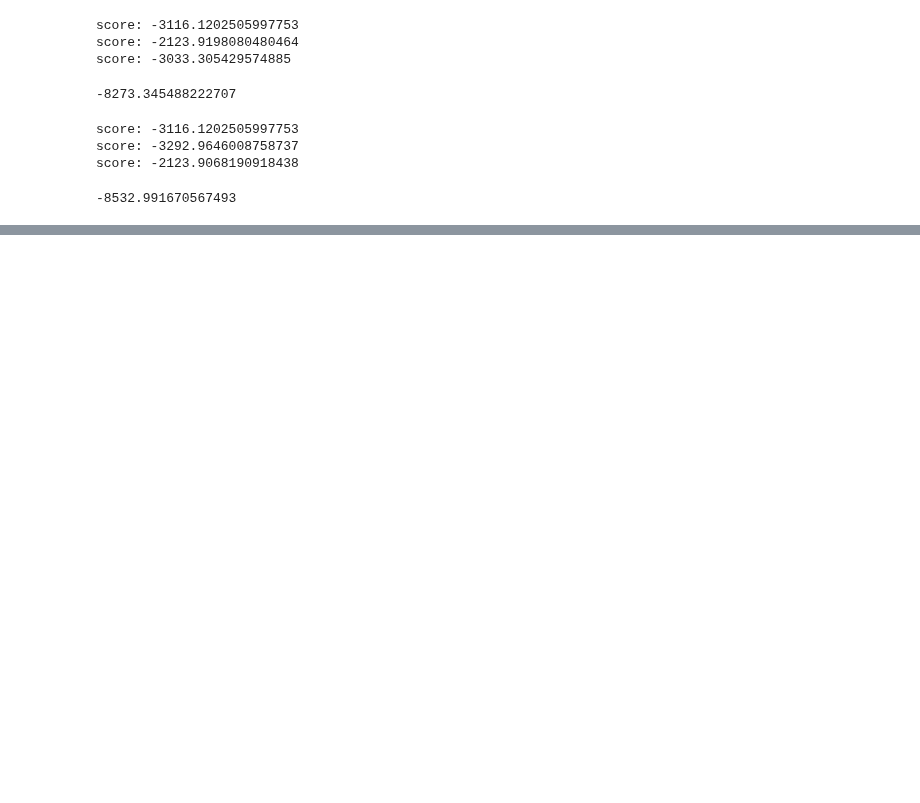
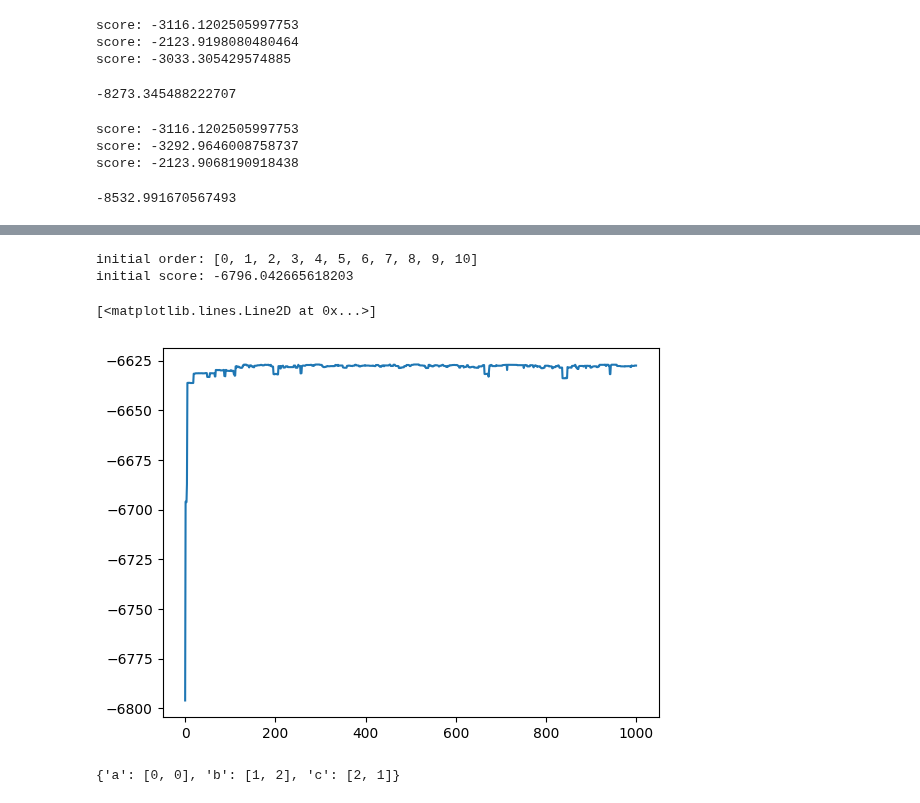
Before and after one commit to felixleopoldo/cstrees, a Jupyter notebook: src/learn_sandbox.ipynb, the cells around one changed output, grey strips where cells are left out. Drawn from its saved outputs; the diff is of its cells as text; code cells hidden in the pictures; blank space fills up the shorter version.

Commit message:
Gibbs sampler seems to work.

```diff
--- a/src/learn_sandbox.ipynb
+++ b/src/learn_sandbox.ipynb
@@ -256,9 +240,9 @@ score: -3292.9646008758737
 score: -2123.9068190918438
 -8532.991670567493
 # %%
-p = 10
+p = 4
 cards = [2] * p
 
 t = ct.sample_cstree(cards, 2, 0.5, 1)
 #t.plot()
-t.sample_stage_parameters()
+t.sample_stage_parameters(alpha=2)
@@ -265,2 +273,2 @@ t.sample_stage_parameters()
 # %%
-x2 = t.sample(5000)
+x2 = t.sample(1000)
@@ -268,0 +313,2 @@ scores2 = sc.score_tables(x2)
+# %%
+score_table = sc.order_score_tables(x2, max_cvars=2, alpha_tot=1.0, method="BDeu")
@@ -268,0 +335,5 @@ scores2 = sc.score_tables(x2)
+# %%
+orders2, scores2 = ctl.gibbs_order_sampler(1000, score_table)
+# %% [output]
+initial order: [0, 1, 2, 3, 4, 5, 6, 7, 8, 9, 10]
+initial score: -6796.042665618203
@@ -268,0 +342,14 @@ scores2 = sc.score_tables(x2)
+# %%
+plt.plot(scores2)
+# %% [output]
+[<matplotlib.lines.Line2D at 0x...>]
+[figure, added]
+# %%
+a = [["a","b","c"], ["a","c","b"]]
+
+# get var location on the order
+{var: [x.index(var) for x in a] for var in a[0]}
+
+#{x:a.index(x) for x in a}
+# %% [output]
+{'a': [0, 0], 'b': [1, 2], 'c': [2, 1]}
```
Also changed, not shown: parts of 22 cells of this notebook, 1 other file.
